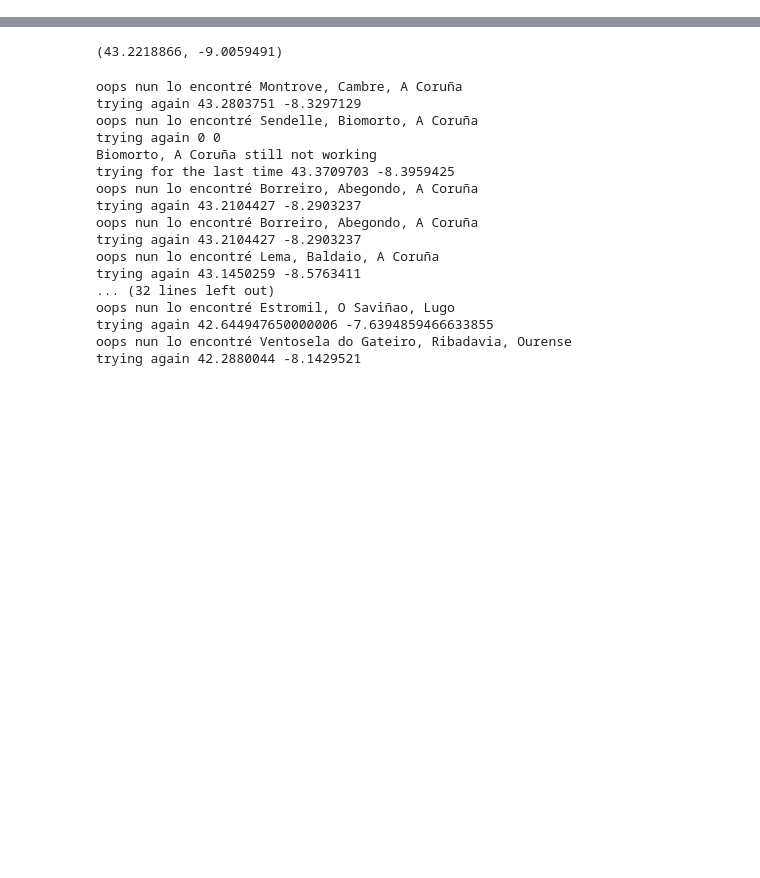
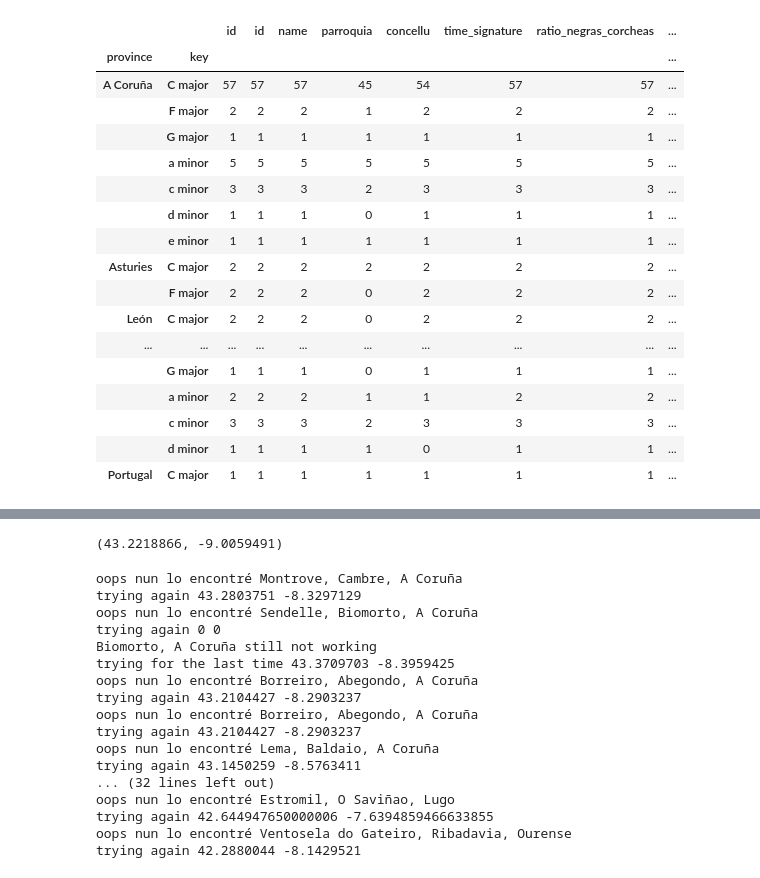
Before and after one commit to iferco/GMD-classification, a Jupyter notebook: testing/map_prueba.ipynb, the cells around one changed output, grey strips where cells are left out. Saved outputs shown, nothing was run; the diff lists cells and outputs as text; code cells hidden in the pictures; blank space fills up the shorter version.

```diff
--- a/testing/map_prueba.ipynb
+++ b/testing/map_prueba.ipynb
@@ -50,0 +51,23 @@ df
+# %%
+#use the dataframe to count the number of all muiñeiras by province and also with key not C
+df.groupby(['province','key']).count()
+# get only the keys
+# %% [output]
+|  |  | id | id | name | parroquia | concellu | time_signature | ratio_negras_corcheas | ... |
+| province | key |  |  |  |  |  |  |  | ... |
+| A Coruña | C major | 57 | 57 | 57 | 45 | 54 | 57 | 57 | ... |
+|  | F major | 2 | 2 | 2 | 1 | 2 | 2 | 2 | ... |
+|  | G major | 1 | 1 | 1 | 1 | 1 | 1 | 1 | ... |
+|  | a minor | 5 | 5 | 5 | 5 | 5 | 5 | 5 | ... |
+|  | c minor | 3 | 3 | 3 | 2 | 3 | 3 | 3 | ... |
+|  | d minor | 1 | 1 | 1 | 0 | 1 | 1 | 1 | ... |
+|  | e minor | 1 | 1 | 1 | 1 | 1 | 1 | 1 | ... |
+| Asturies | C major | 2 | 2 | 2 | 2 | 2 | 2 | 2 | ... |
+|  | F major | 2 | 2 | 2 | 0 | 2 | 2 | 2 | ... |
+| León | C major | 2 | 2 | 2 | 0 | 2 | 2 | 2 | ... |
+| ... | ... | ... | ... | ... | ... | ... | ... | ... | ... |
+|  | G major | 1 | 1 | 1 | 0 | 1 | 1 | 1 | ... |
+|  | a minor | 2 | 2 | 2 | 1 | 1 | 2 | 2 | ... |
+|  | c minor | 3 | 3 | 3 | 2 | 3 | 3 | 3 | ... |
+|  | d minor | 1 | 1 | 1 | 1 | 0 | 1 | 1 | ... |
+| Portugal | C major | 1 | 1 | 1 | 1 | 1 | 1 | 1 | ... |
```
Also changed, not shown: parts of 11 cells of this notebook, 3 other files.
